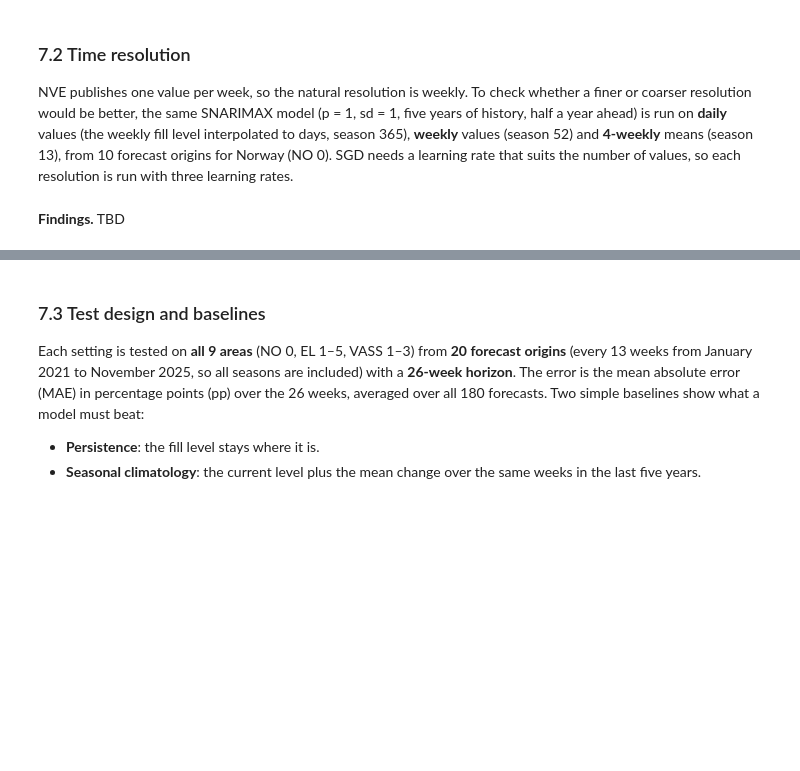
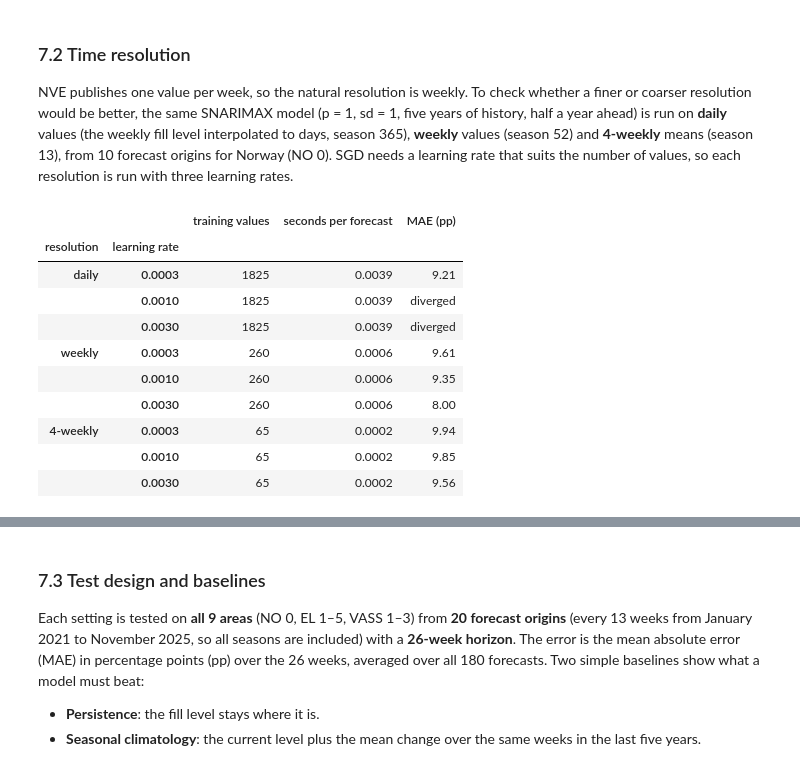
Before and after one commit to yaksh-git/ind320-dashboard-basics-yaksh-git, a Jupyter notebook: notebooks/ind320_part4.ipynb, the cells around one changed output, grey strips where cells are left out. Cells and saved outputs as stored; diff of their text form; code cells hidden in the pictures; blank space fills up the shorter version.

```diff
--- a/notebooks/ind320_part4.ipynb
+++ b/notebooks/ind320_part4.ipynb
@@ -456,31 +575,44 @@ each resolution is run with three learning rates.
 # %%
 # Time resolution test: SNARIMAX on daily, weekly and 4-weekly fill level (NO 0, 10 origins, 5 years, half a year ahead)
 fill = {(kind, int(number)): (group.set_index('date')['fyllingsgrad'].sort_index() * 100).asfreq('W-SUN').interpolate()
         for (kind, number), group in nve.groupby(['omrType', 'omrnr'])}
 RESOLUTIONS = {'daily': ('D', 365, 182), 'weekly': ('W-SUN', 52, 26), '4-weekly': ('4W-SUN', 13, 7)}
 
 
 def resolution_test(series: pd.Series, rule: str, season: int, horizon: int, origin: pd.Timestamp,
                     rate: float) -> tuple[float, float]:
     """Seconds to train and forecast, and the MAE (pp) of a SNARIMAX model at one resolution."""
     data = series.resample(rule).mean().interpolate() if rule != 'D' else series.resample('D').interpolate()
     train, test = data.loc[:origin].iloc[-5 * season:], data.loc[origin:].iloc[1:horizon + 1]
     model = time_series.SNARIMAX(p=1, d=0, q=0, m=season, sp=0, sd=1, sq=0, regressor=preprocessing.StandardScaler()
                                  | linear_model.LinearRegression(optimizer=optim.SGD(rate), intercept_lr=rate))
     start = time.perf_counter()
     for value in train:
         model.learn_one(value)
     prediction = np.array(model.forecast(horizon=horizon))[:len(test)]
     return time.perf_counter() - start, float(np.mean(np.abs(prediction - test.to_numpy())))
 
 
 origins = pd.date_range('2021-01-03', '2025-08-31', freq='26W-SUN')
 resolution_rows = []
 for name, (rule, season, horizon) in RESOLUTIONS.items():
     for rate in [0.0003, 0.001, 0.003]:
         results = np.array([resolution_test(fill[('NO', 0)], rule, season, horizon, origin, rate) for origin in origins])
         resolution_rows.append({'resolution': name, 'learning rate': rate, 'training values': 5 * season,
                                 'seconds per forecast': results[:, 0].mean(), 'MAE (pp)': results[:, 1].mean()})
-display(pd.DataFrame(resolution_rows).set_index(['resolution', 'learning rate']).round(3))
+resolution_table = pd.DataFrame(resolution_rows).set_index(['resolution', 'learning rate'])
+# SGD can diverge (the error explodes) when the learning rate is too large for the data; show that as text.
+resolution_table['MAE (pp)'] = resolution_table['MAE (pp)'].map(lambda v: f'{v:.2f}' if v < 1000 else 'diverged')
+display(resolution_table.round(4))
+# %% [output]
+|  |  | training values | seconds per forecast | MAE (pp) |
+| resolution | learning rate |  |  |  |
+| daily | 0.0003 | 1825 | 0.0039 | 9.21 |
+|  | 0.0010 | 1825 | 0.0039 | diverged |
+|  | 0.0030 | 1825 | 0.0039 | diverged |
+| weekly | 0.0003 | 260 | 0.0006 | 9.61 |
+|  | 0.0010 | 260 | 0.0006 | 9.35 |
+|  | 0.0030 | 260 | 0.0006 | 8.00 |
+| 4-weekly | 0.0003 | 65 | 0.0002 | 9.94 |
+|  | 0.0010 | 65 | 0.0002 | 9.85 |
+|  | 0.0030 | 65 | 0.0002 | 9.56 |
-# %% [markdown]
-**Findings.** TBD
```
Also changed, not shown: parts of 40 cells of this notebook, 2 other files.
